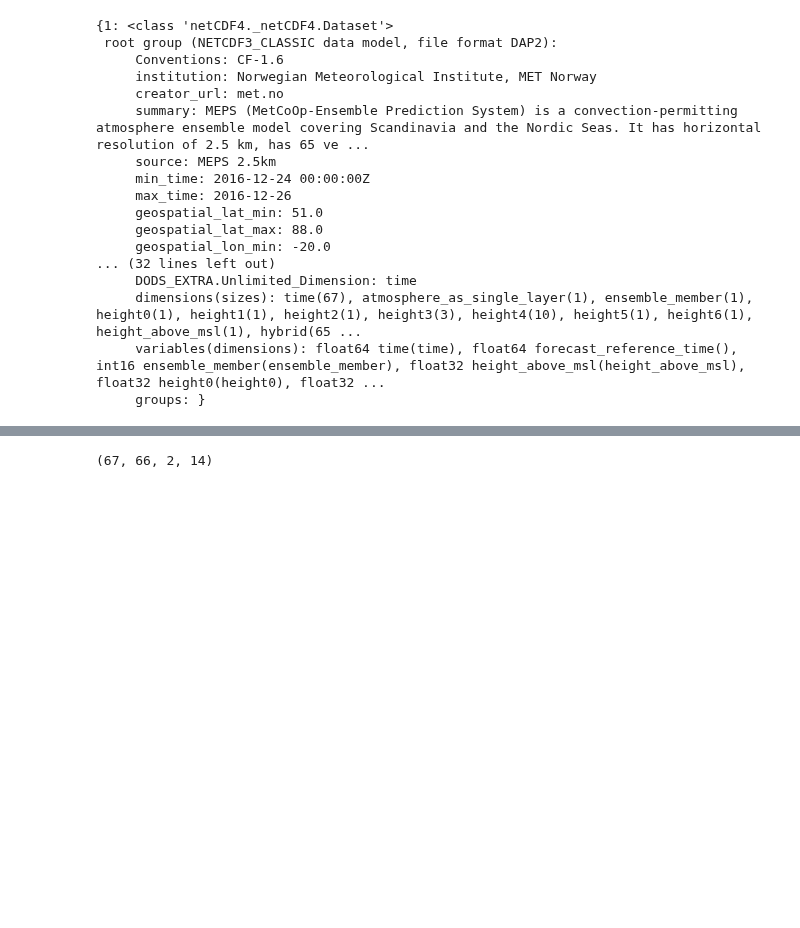
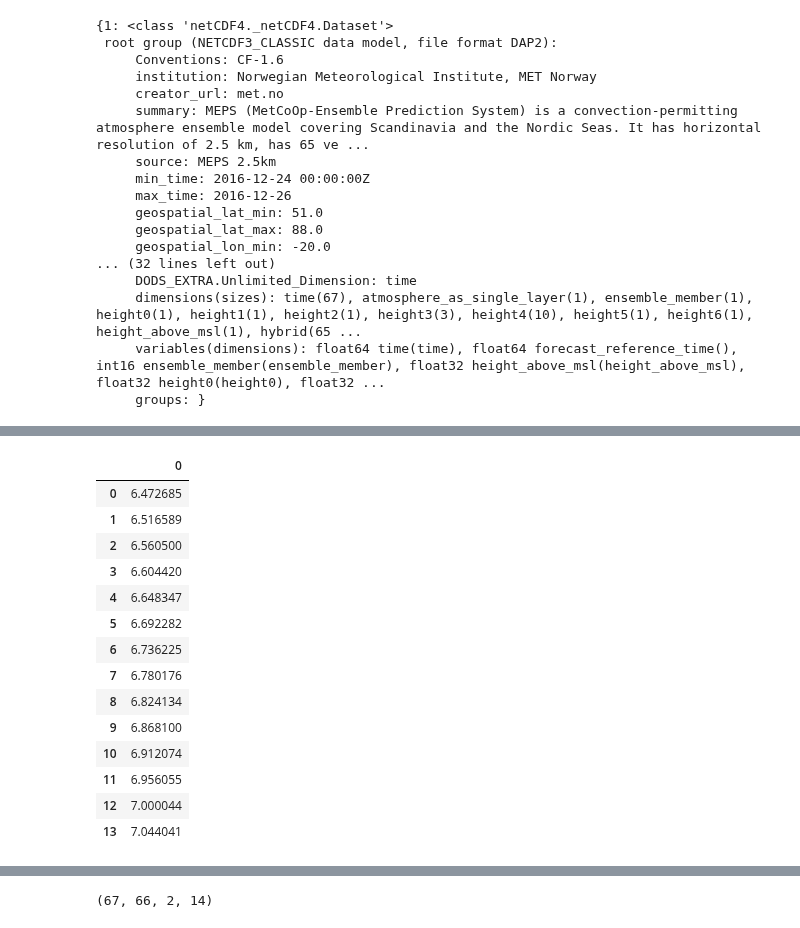
Before and after one commit to franzihe/research_Haukeli, a Jupyter notebook: MEPS/plt_vert_cross_sct.ipynb, the cells around one changed output, grey strips where cells are left out. Cells and saved outputs as stored; diff of their text form; code cells hidden in the pictures; blank space fills up the shorter version.

```diff
--- a/MEPS/plt_vert_cross_sct.ipynb
+++ b/MEPS/plt_vert_cross_sct.ipynb
@@ -382,0 +522,18 @@ pd.DataFrame(surface_air_pressure[0,0,:,:])
+# %%
+pd.DataFrame(longitude[311,(np.array(xx)[~np.isnan(xx)]).astype(int)])
+# %% [output]
+|  | 0 |
+| 0 | 6.472685 |
+| 1 | 6.516589 |
+| 2 | 6.560500 |
+| 3 | 6.604420 |
+| 4 | 6.648347 |
+| 5 | 6.692282 |
+| 6 | 6.736225 |
+| 7 | 6.780176 |
+| 8 | 6.824134 |
+| 9 | 6.868100 |
+| 10 | 6.912074 |
+| 11 | 6.956055 |
+| 12 | 7.000044 |
+| 13 | 7.044041 |
```
Also changed, not shown: parts of 16 cells of this notebook.
